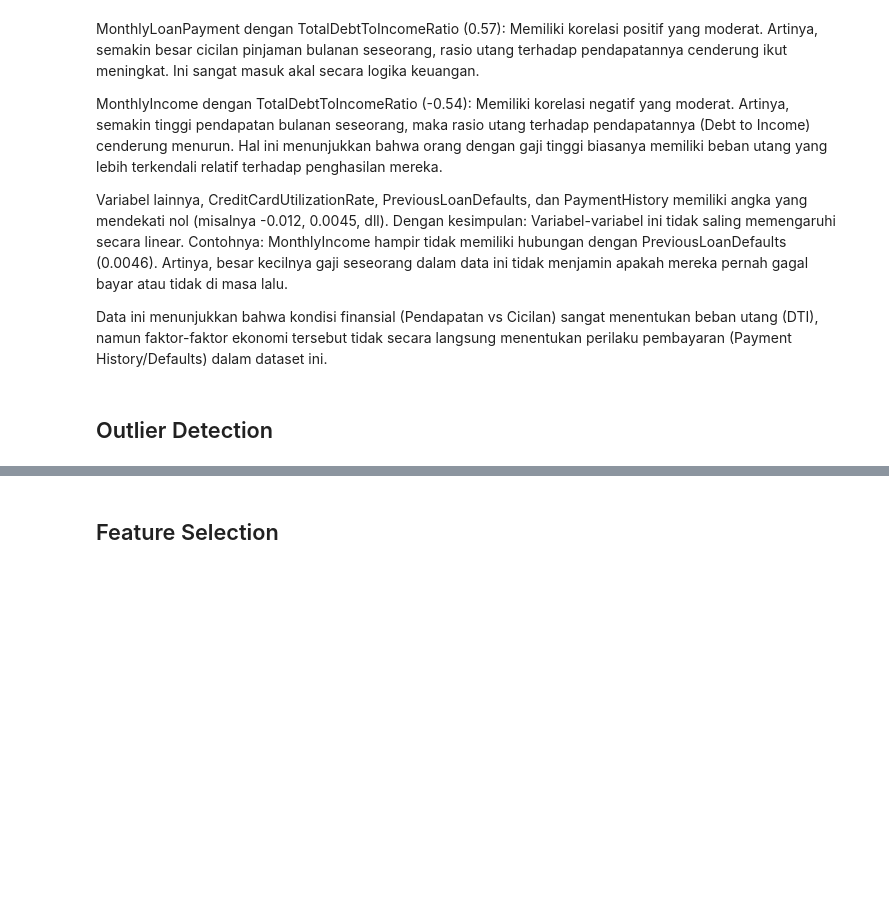
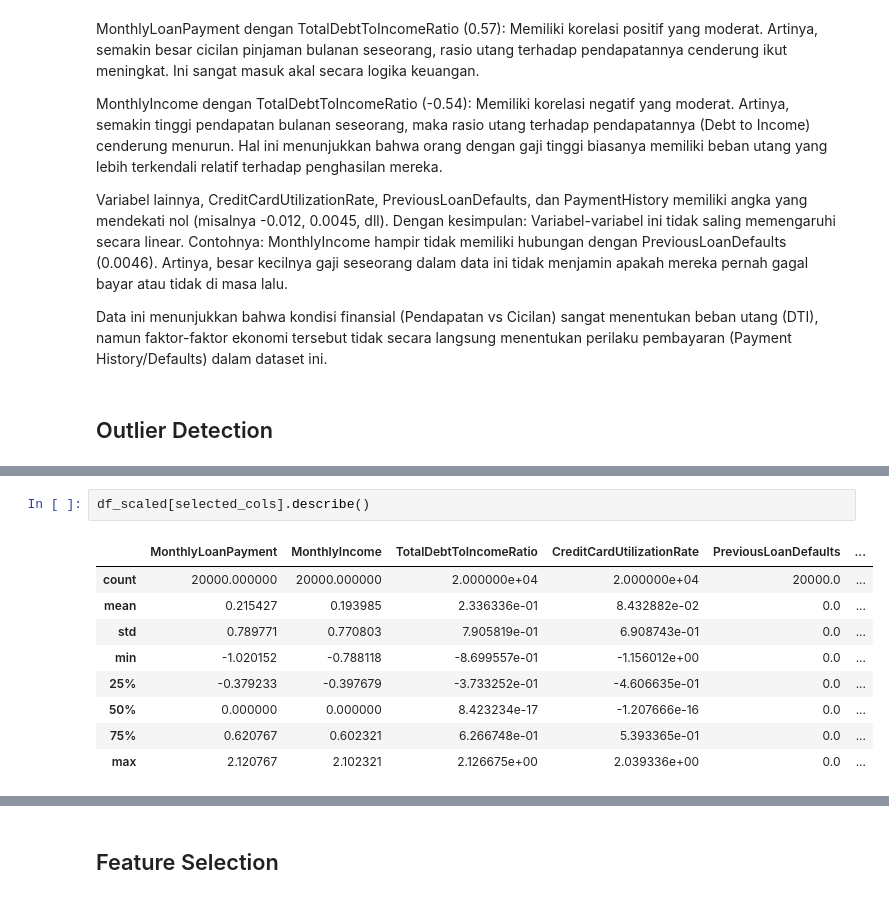
Before and after one commit to sseptiannn/finalproject_dibimbing_aiml8, a Jupyter notebook: notebooks/Exploratory Data Analysis.ipynb, the cells around one changed output, grey strips where cells are left out. Saved outputs shown, nothing was run; the diff lists cells and outputs as text; blank space fills up the shorter version.

```diff
--- a/notebooks/Exploratory Data Analysis.ipynb
+++ b/notebooks/Exploratory Data Analysis.ipynb
@@ -232,0 +301,12 @@ for col in num_cols:
+# %%
+df_scaled[selected_cols].describe()
+# %% [output]
+|  | MonthlyLoanPayment | MonthlyIncome | TotalDebtToIncomeRatio | CreditCardUtilizationRate | PreviousLoanDefaults | ... |
+| count | 20000.000000 | 20000.000000 | 2.000000e+04 | 2.000000e+04 | 20000.0 | ... |
+| mean | 0.215427 | 0.193985 | 2.336336e-01 | 8.432882e-02 | 0.0 | ... |
+| std | 0.789771 | 0.770803 | 7.905819e-01 | 6.908743e-01 | 0.0 | ... |
+| min | -1.020152 | -0.788118 | -8.699557e-01 | -1.156012e+00 | 0.0 | ... |
+| 25% | -0.379233 | -0.397679 | -3.733252e-01 | -4.606635e-01 | 0.0 | ... |
+| 50% | 0.000000 | 0.000000 | 8.423234e-17 | -1.207666e-16 | 0.0 | ... |
+| 75% | 0.620767 | 0.602321 | 6.266748e-01 | 5.393365e-01 | 0.0 | ... |
+| max | 2.120767 | 2.102321 | 2.126675e+00 | 2.039336e+00 | 0.0 | ... |
```
Also changed, not shown: parts of 17 cells of this notebook, 1 other file.
